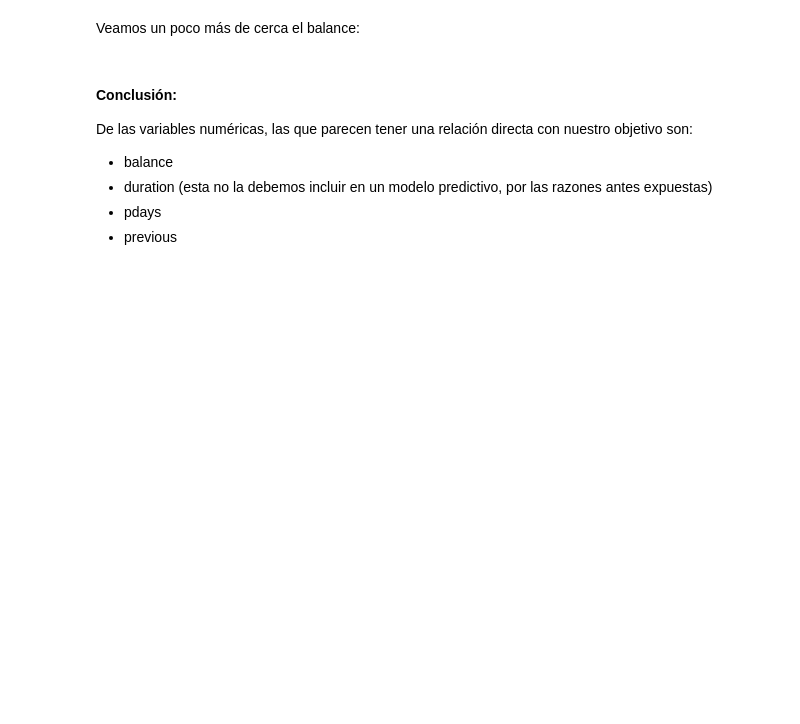
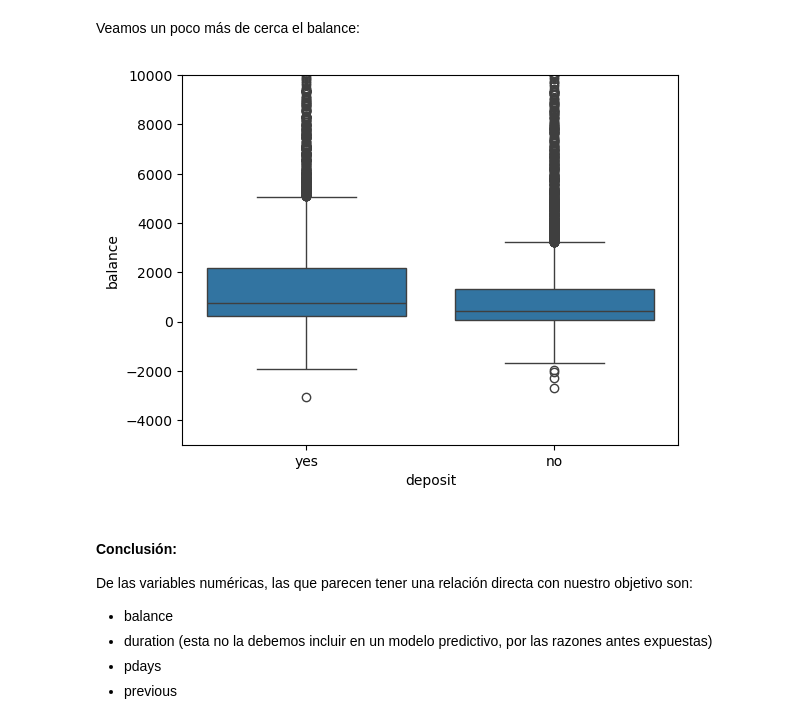
Before and after one commit to esjimenezro/mebo2024, a Jupyter notebook: modulo3/tema9/1-modelos-regresion-logistica.ipynb, the cells around one changed output. Saved outputs shown, nothing was run; the diff lists cells and outputs as text; code cells hidden in the pictures; blank space fills up the shorter version.

```diff
--- a/modulo3/tema9/1-modelos-regresion-logistica.ipynb
+++ b/modulo3/tema9/1-modelos-regresion-logistica.ipynb
@@ -85,6 +134,11 @@ Vemos que está prácticamente balanceada.
 Veamos un poco más de cerca el balance:
 # %%
 # Boxplot de la columna de balance, agrupado por la columna "deposit", acercado
+sns.boxplot(x="deposit", y="balance", data=df)
+plt.ylim(-5000, 10000)
+plt.show()
+# %% [output]
+[figure, added]
 # %% [markdown]
 #### Conclusión:
 
```
Also changed, not shown: parts of 44 cells of this notebook, 2 other files.
